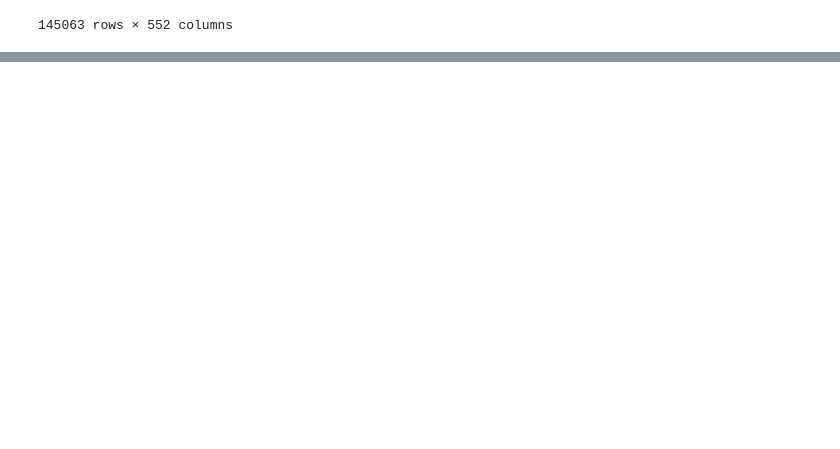
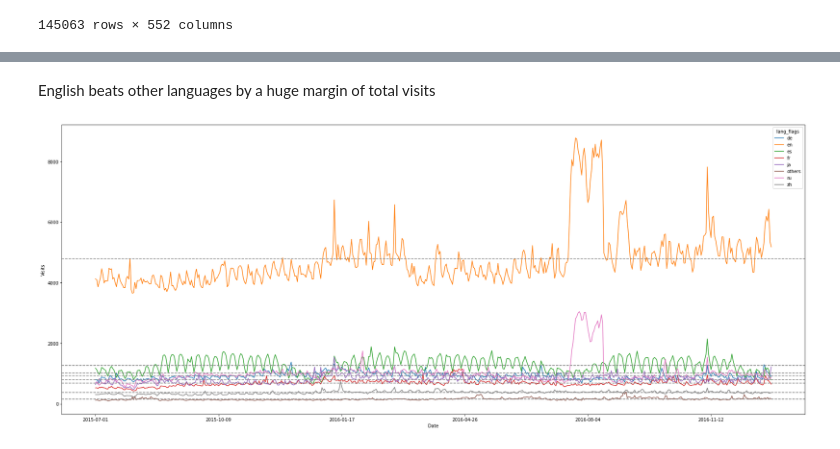
Before and after one commit to atomikkus/time_series, a Jupyter notebook: adease.ipynb, the cells around one changed output, grey strips where cells are left out. Cells and saved outputs as stored; diff of their text form; code cells hidden in the pictures; blank space fills up the shorter version.

```diff
--- a/adease.ipynb
+++ b/adease.ipynb
@@ -123,0 +109,12 @@ df.groupby('lang_flags').sum().T.plot();
+# %% [markdown]
+English beats other languages by a huge margin of total visits
+# %%
+l_df_avg = df.groupby('lang_flags').mean().T
+l_df_avg.plot(figsize=(30,12));
+plt.xlabel('Date')
+plt.ylabel('Visits')
+
+for i in l_df_avg.columns:
+    plt.axhline(l_df_avg[i].mean(), color='grey', linestyle='--')
+# %% [output]
+[figure, added]
```
Also changed, not shown: parts of 17 cells of this notebook.
